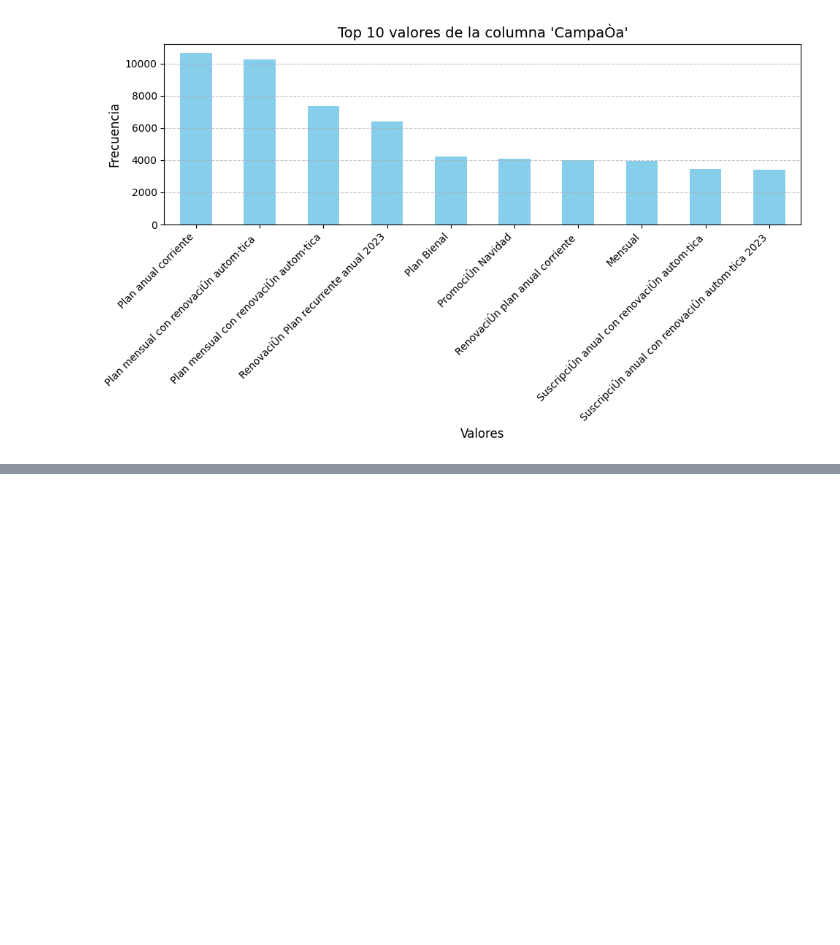
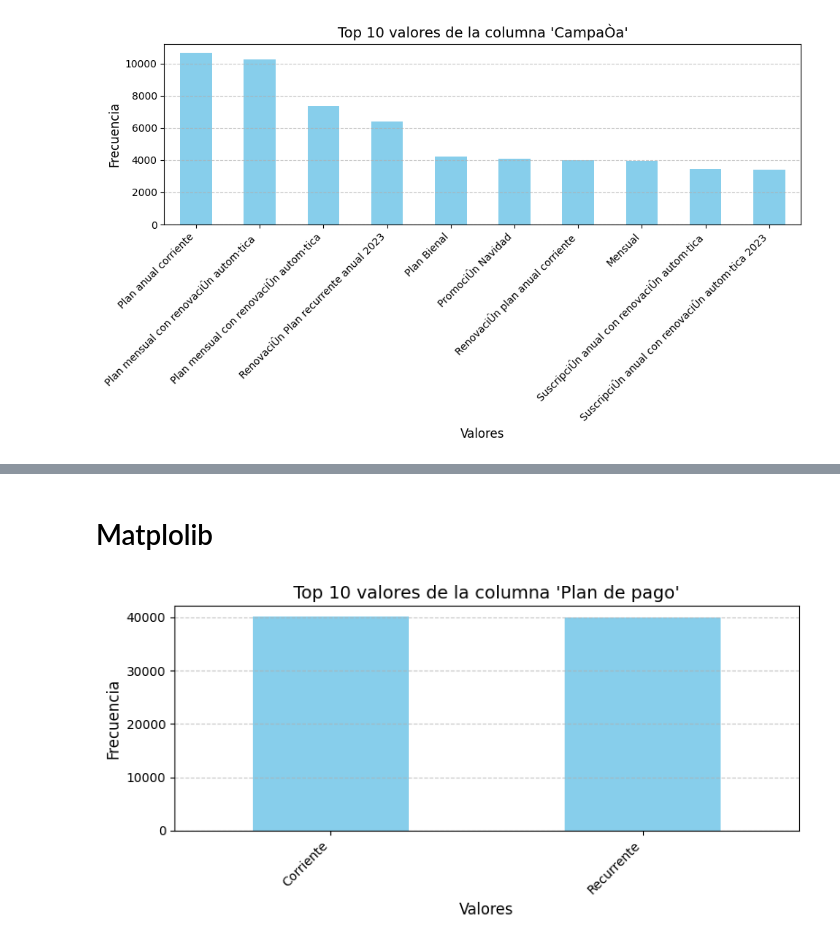
Before and after one commit to j-dhiegx/Actividades-BootCamp, a Jupyter notebook: BD CRM EXCEL.ipynb, the cells around one changed output, grey strips where cells are left out. Drawn from its saved outputs; the diff is of its cells as text; code cells hidden in the pictures; blank space fills up the shorter version.

Commit message:
Actividad II- Visualizaciones y EDA

```diff
--- a/BD CRM EXCEL.ipynb
+++ b/BD CRM EXCEL.ipynb
@@ -142,0 +152,31 @@ Matplotlib is building the font cache; this may take a moment.
+# %% [markdown]
+# Matplolib
+# %%
+import pandas as pd
+import matplotlib.pyplot as plt  # Para personalizar el gráfico si es necesario
+
+# Cargar el archivo Excel
+file_path = '/Users/conta/Desktop/BD Cambio Colombia.xlsx'
+df = pd.read_excel(file_path, engine='openpyxl')
+
+# Verificar si la columna "Plan de pago" existe
+columna_para_analizar = "Plan de pago"
+
+if columna_para_analizar in df.columns:
+    # Generar gráfico de barras con los 10 valores más comunes
+    df[columna_para_analizar].value_counts().head(3).plot(kind='bar', color='skyblue', figsize=(8, 4))
+
+    # Personalizar el gráfico
+    plt.title(f"Top 10 valores de la columna '{columna_para_analizar}'", fontsize=14)
+    plt.xlabel("Valores", fontsize=12)
+    plt.ylabel("Frecuencia", fontsize=12)
+    plt.xticks(rotation=45, ha='right')  # Rotar etiquetas del eje X
+    plt.grid(axis='y', linestyle='--', alpha=0.7)
+
+    # Mostrar el gráfico
+    plt.tight_layout()  # Ajustar el diseño para evitar etiquetas cortadas
+    plt.show()
+else:
+    print(f"La columna '{columna_para_analizar}' no existe en el archivo.")
+# %% [output]
+[figure, added]
```
Also changed, not shown: parts of 8 cells of this notebook.
